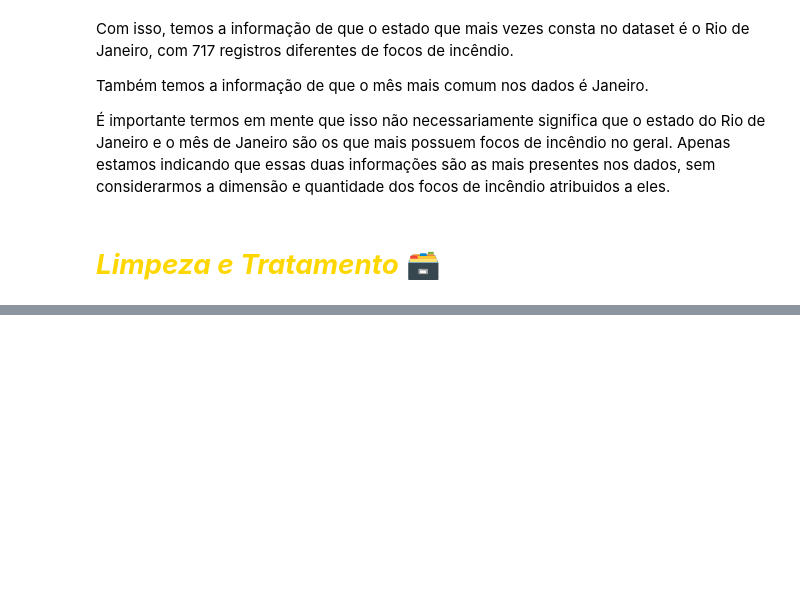
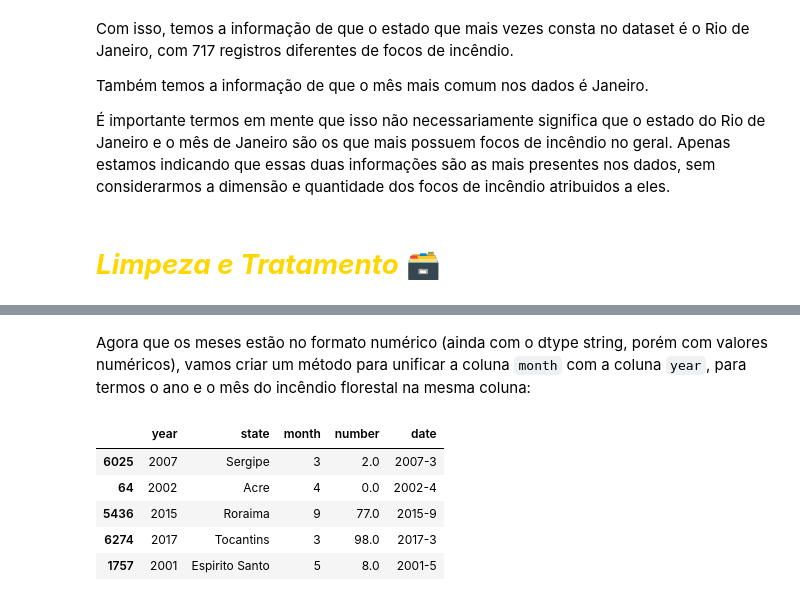
Before and after one commit to JoSEPHDev2022/Forest_Fires_Brazil, a Jupyter notebook: relatorio.ipynb, the cells around one changed output, grey strips where cells are left out. Drawn from its saved outputs; the diff is of its cells as text; code cells hidden in the pictures; blank space fills up the shorter version.

```diff
--- a/relatorio.ipynb
+++ b/relatorio.ipynb
@@ -187,0 +224,22 @@ Também temos a informação de que o mês mais comum nos dados é Janeiro.
+# %% [markdown]
+Agora que os meses estão no formato numérico (ainda com o dtype string, porém com valores numéricos), vamos criar um método para unificar a coluna `month` com a coluna `year`, para termos o ano e o mês do incêndio florestal na mesma coluna:
+# %%
+# Definindo quais as colunas a serem manipuladas:
+columns = ['year', 'month']
+
+# Com uma função lambda, unificaremos os valores da coluna 'year' e 'month'
+# utilizando o caracter '-', retornando assim a data no formato 'ano-mês':
+data_clean['date'] = data_clean[columns].apply(
+    lambda new_date:
+    '-'.join(new_date.values.astype(str)), axis=1
+)
+# %%
+# Checando resultados:
+data_clean.sample(5)
+# %% [output]
+|  | year | state | month | number | date |
+| 6025 | 2007 | Sergipe | 3 | 2.0 | 2007-3 |
+| 64 | 2002 | Acre | 4 | 0.0 | 2002-4 |
+| 5436 | 2015 | Roraima | 9 | 77.0 | 2015-9 |
+| 6274 | 2017 | Tocantins | 3 | 98.0 | 2017-3 |
+| 1757 | 2001 | Espirito Santo | 5 | 8.0 | 2001-5 |
```
Also changed, not shown: parts of 40 cells of this notebook.
